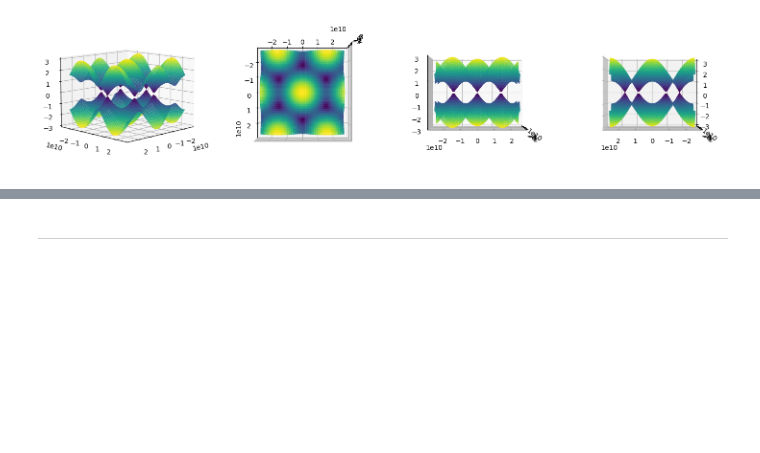
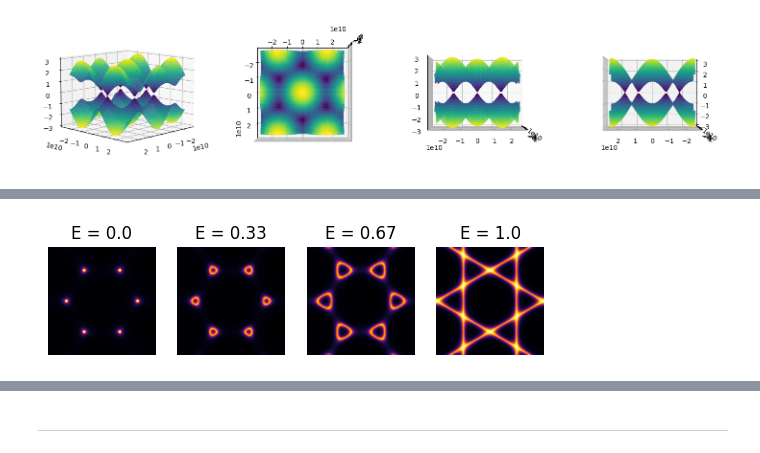
Before and after one commit to Josearthur266/Rascunhos_PET.py, a Jupyter notebook: Estrutura_de_bandas_do grafeno/Estrutura_de_bandas_do_grafeno.ipynb, the cells around one changed output, grey strips where cells are left out. Cells and saved outputs as stored; diff of their text form; code cells hidden in the pictures; blank space fills up the shorter version.

```diff
--- a/Estrutura_de_bandas_do grafeno/Estrutura_de_bandas_do_grafeno.ipynb
+++ b/Estrutura_de_bandas_do grafeno/Estrutura_de_bandas_do_grafeno.ipynb
@@ -256,0 +277,13 @@ plt.xticks([]) ; plt.xlim([min(k),max(k)])
+# %%
+g = geometry.honeycomb_lattice() # generate a honeycomb lattice
+h = g.get_hamiltonian() # generate the Hamiltonian
+delta = 0.1 ; nk = 80 # smearing and kmesh
+energies = np.linspace(0.,1.,4) # energies
+ip = 1 # counter for the plot
+for e in energies:
+    (x,y,d) = h.get_fermi_surface(e=e,delta=delta,nk=nk) # compute Fermi surface
+    plt.subplot(1,len(energies),ip) ; ip += 1 # set subplot
+    d2d = d.reshape((nk,nk)) ; plt.imshow(d2d,vmin=0.,vmax=2./delta,cmap="inferno",interpolation="bicubic")
+    plt.title("E = "+str(np.round(e,2))) ; plt.axis("off")
+# %% [output]
+[figure, added]
```
Also changed, not shown: parts of 7 cells of this notebook, 3 other files.
